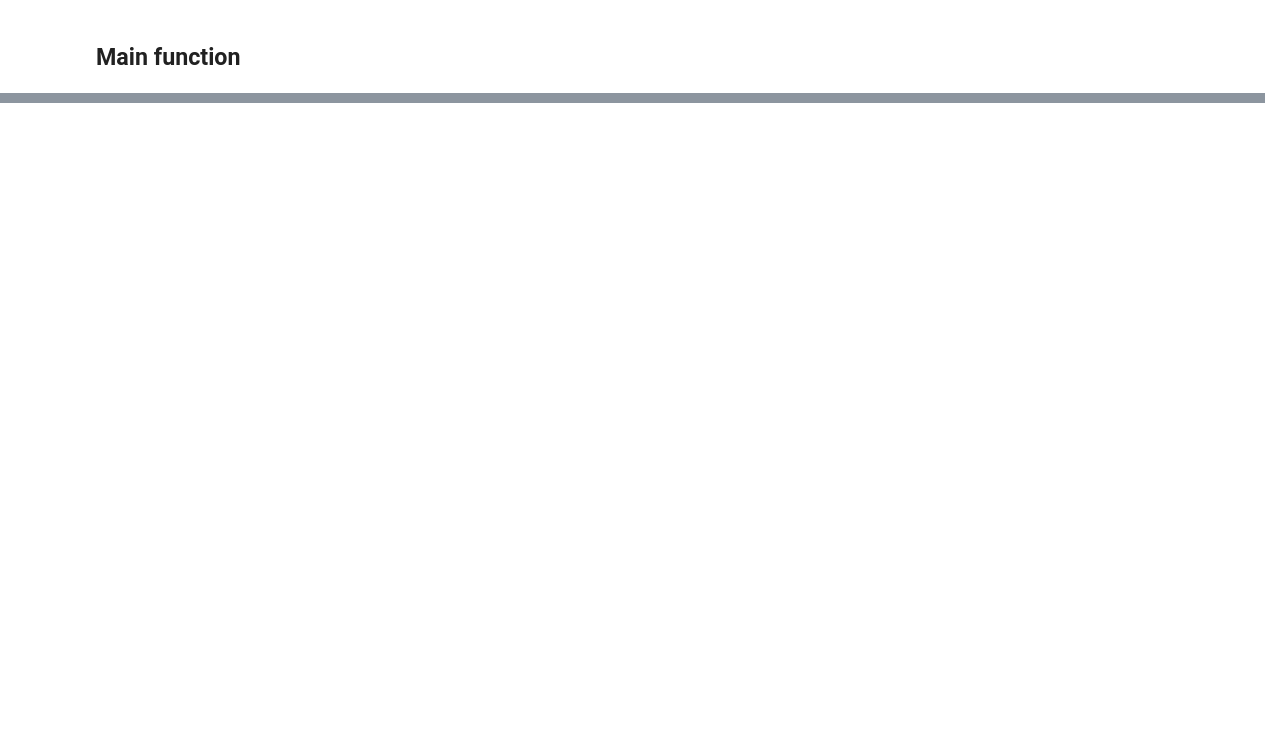
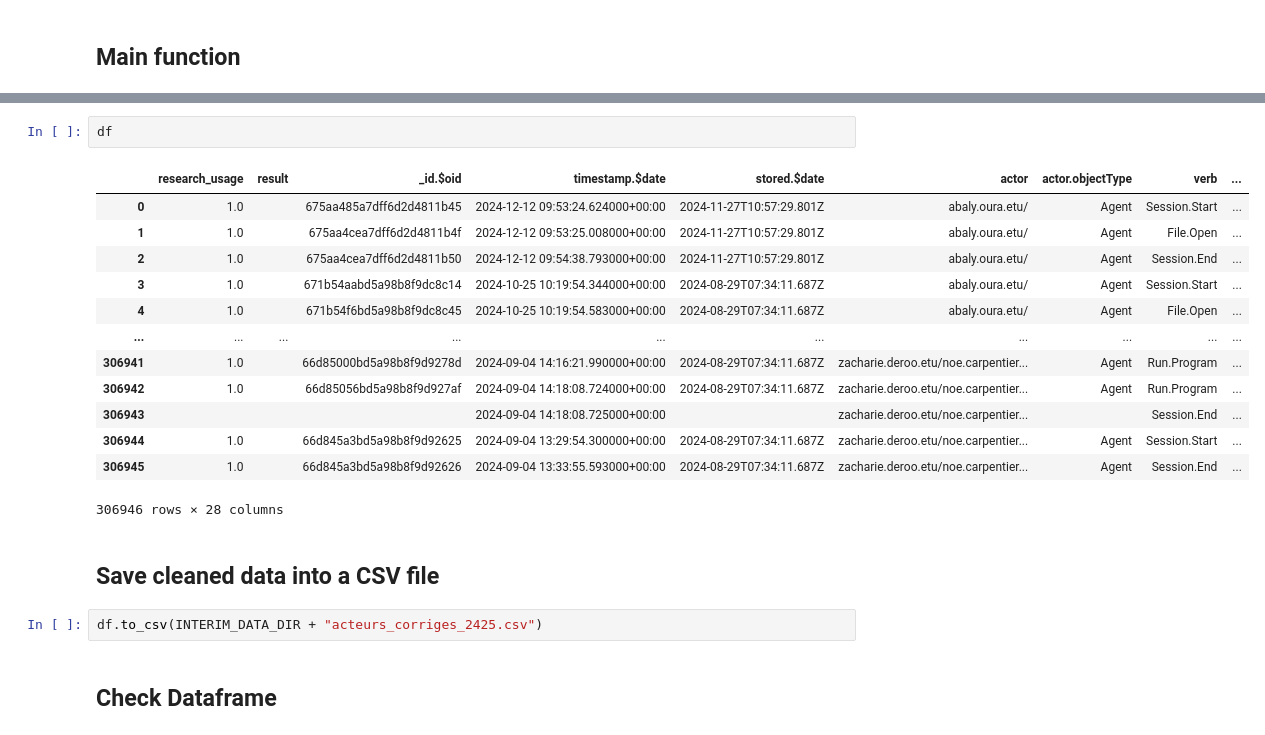
Before and after one commit to sana-mirahsani/ApprentissagePython-Tests, a Jupyter notebook: New src/notebooks/nettoyage_actuer_2425.ipynb, the cells around one changed output, grey strips where cells are left out. Saved outputs shown, nothing was run; the diff lists cells and outputs as text; blank space fills up the shorter version.

```diff
--- a/New src/notebooks/nettoyage_actuer_2425.ipynb
+++ b/New src/notebooks/nettoyage_actuer_2425.ipynb
@@ -216,0 +224,22 @@ The total number of not matching : 30
+# %%
+df
+# %% [output]
+|  | research_usage | result | _id.$oid | timestamp.$date | stored.$date | actor | actor.objectType | verb | ... |
+| 0 | 1.0 |  | 675aa485a7dff6d2d4811b45 | 2024-12-12 09:53:24.624000+00:00 | 2024-11-27T10:57:29.801Z | abaly.oura.etu/ | Agent | Session.Start | ... |
+| 1 | 1.0 |  | 675aa4cea7dff6d2d4811b4f | 2024-12-12 09:53:25.008000+00:00 | 2024-11-27T10:57:29.801Z | abaly.oura.etu/ | Agent | File.Open | ... |
+| 2 | 1.0 |  | 675aa4cea7dff6d2d4811b50 | 2024-12-12 09:54:38.793000+00:00 | 2024-11-27T10:57:29.801Z | abaly.oura.etu/ | Agent | Session.End | ... |
+| 3 | 1.0 |  | 671b54aabd5a98b8f9dc8c14 | 2024-10-25 10:19:54.344000+00:00 | 2024-08-29T07:34:11.687Z | abaly.oura.etu/ | Agent | Session.Start | ... |
+| 4 | 1.0 |  | 671b54f6bd5a98b8f9dc8c45 | 2024-10-25 10:19:54.583000+00:00 | 2024-08-29T07:34:11.687Z | abaly.oura.etu/ | Agent | File.Open | ... |
+| ... | ... | ... | ... | ... | ... | ... | ... | ... | ... |
+| 306941 | 1.0 |  | 66d85000bd5a98b8f9d9278d | 2024-09-04 14:16:21.990000+00:00 | 2024-08-29T07:34:11.687Z | zacharie.deroo.etu/noe.carpentier... | Agent | Run.Program | ... |
+| 306942 | 1.0 |  | 66d85056bd5a98b8f9d927af | 2024-09-04 14:18:08.724000+00:00 | 2024-08-29T07:34:11.687Z | zacharie.deroo.etu/noe.carpentier... | Agent | Run.Program | ... |
+| 306943 |  |  |  | 2024-09-04 14:18:08.725000+00:00 |  | zacharie.deroo.etu/noe.carpentier... |  | Session.End | ... |
+| 306944 | 1.0 |  | 66d845a3bd5a98b8f9d92625 | 2024-09-04 13:29:54.300000+00:00 | 2024-08-29T07:34:11.687Z | zacharie.deroo.etu/noe.carpentier... | Agent | Session.Start | ... |
+| 306945 | 1.0 |  | 66d845a3bd5a98b8f9d92626 | 2024-09-04 13:33:55.593000+00:00 | 2024-08-29T07:34:11.687Z | zacharie.deroo.etu/noe.carpentier... | Agent | Session.End | ... |
+306946 rows × 28 columns
+# %% [markdown]
+## Save cleaned data into a CSV file
+# %%
+df.to_csv(INTERIM_DATA_DIR + "acteurs_corriges_2425.csv")
+# %% [markdown]
+## Check Dataframe
```
Also changed, not shown: parts of 6 cells of this notebook, 2 other files.
